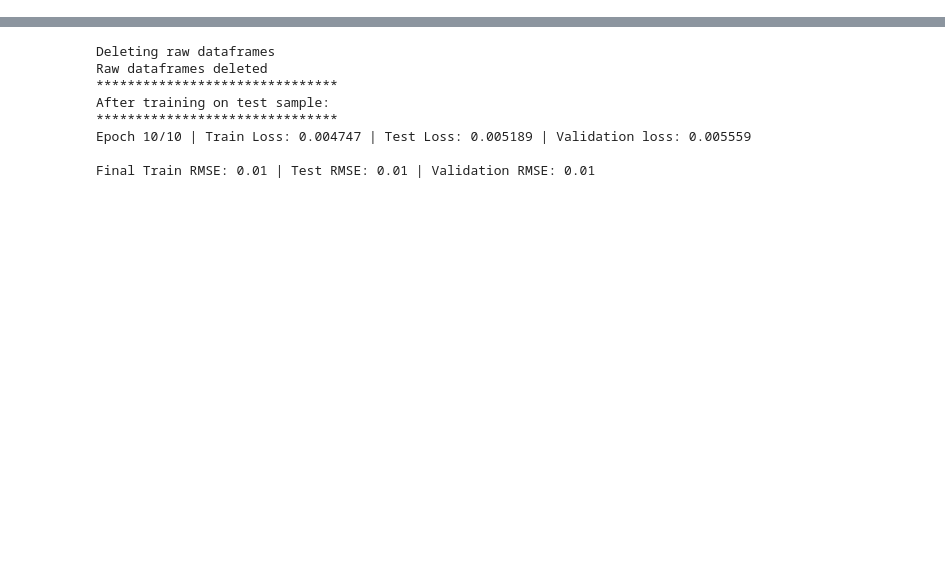
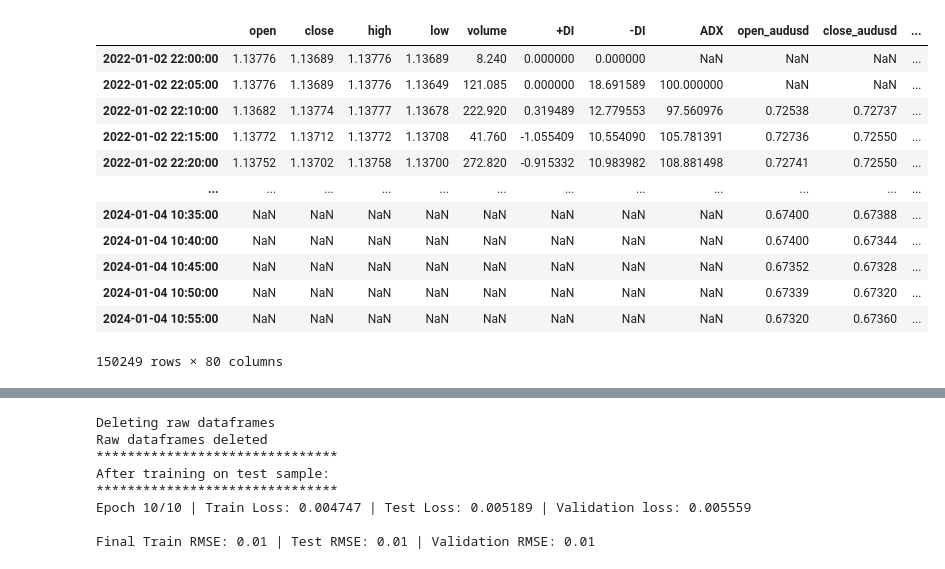
Before and after one commit to maratgaliulin/python_algo_ai, a Jupyter notebook: test.ipynb, the cells around one changed output, grey strips where cells are left out. Saved outputs shown, nothing was run; the diff lists cells and outputs as text; code cells hidden in the pictures; blank space fills up the shorter version.

```diff
--- a/test.ipynb
+++ b/test.ipynb
@@ -20,7 +20,21 @@ SCALER_Y_MAX = BASE_DIR_LSTM + '/lstm_regressor_scaler_y_max.pkl'
 # %%
 df_joined_train, df_joined_test, df_joined_val = make_single_df_from_bid_ask(
     base_dir=BASE_DIR,
-    time_series_folder=TIME_SERIES_FOLDER,
-    bid_or_ask_folder_bid=BID_FOLDER,
-    bid_or_ask_folder_ask=ASK_FOLDER
+    time_series_folder=TIME_SERIES_FOLDER
 )
+# %%
+df_joined_train
+# %% [output]
+|  | open | close | high | low | volume | +DI | -DI | ADX | open_audusd | close_audusd | ... |
+| 2022-01-02 22:00:00 | 1.13776 | 1.13689 | 1.13776 | 1.13689 | 8.240 | 0.000000 | 0.000000 | NaN | NaN | NaN | ... |
+| 2022-01-02 22:05:00 | 1.13776 | 1.13689 | 1.13776 | 1.13649 | 121.085 | 0.000000 | 18.691589 | 100.000000 | NaN | NaN | ... |
+| 2022-01-02 22:10:00 | 1.13682 | 1.13774 | 1.13777 | 1.13678 | 222.920 | 0.319489 | 12.779553 | 97.560976 | 0.72538 | 0.72737 | ... |
+| 2022-01-02 22:15:00 | 1.13772 | 1.13712 | 1.13772 | 1.13708 | 41.760 | -1.055409 | 10.554090 | 105.781391 | 0.72736 | 0.72550 | ... |
+| 2022-01-02 22:20:00 | 1.13752 | 1.13702 | 1.13758 | 1.13700 | 272.820 | -0.915332 | 10.983982 | 108.881498 | 0.72741 | 0.72550 | ... |
+| ... | ... | ... | ... | ... | ... | ... | ... | ... | ... | ... | ... |
+| 2024-01-04 10:35:00 | NaN | NaN | NaN | NaN | NaN | NaN | NaN | NaN | 0.67400 | 0.67388 | ... |
+| 2024-01-04 10:40:00 | NaN | NaN | NaN | NaN | NaN | NaN | NaN | NaN | 0.67400 | 0.67344 | ... |
+| 2024-01-04 10:45:00 | NaN | NaN | NaN | NaN | NaN | NaN | NaN | NaN | 0.67352 | 0.67328 | ... |
+| 2024-01-04 10:50:00 | NaN | NaN | NaN | NaN | NaN | NaN | NaN | NaN | 0.67339 | 0.67320 | ... |
+| 2024-01-04 10:55:00 | NaN | NaN | NaN | NaN | NaN | NaN | NaN | NaN | 0.67320 | 0.67360 | ... |
+150249 rows × 80 columns
```
Also changed, not shown: parts of 4 cells of this notebook, 3 other files.
